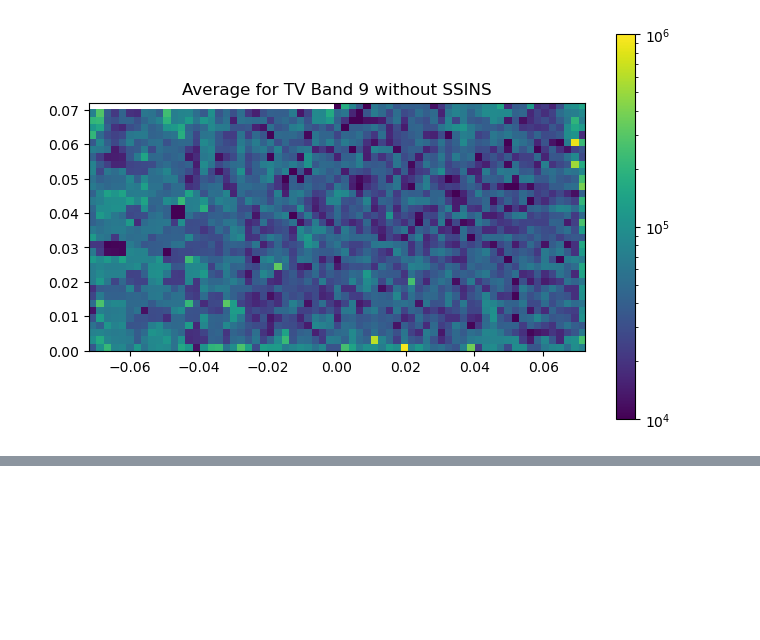
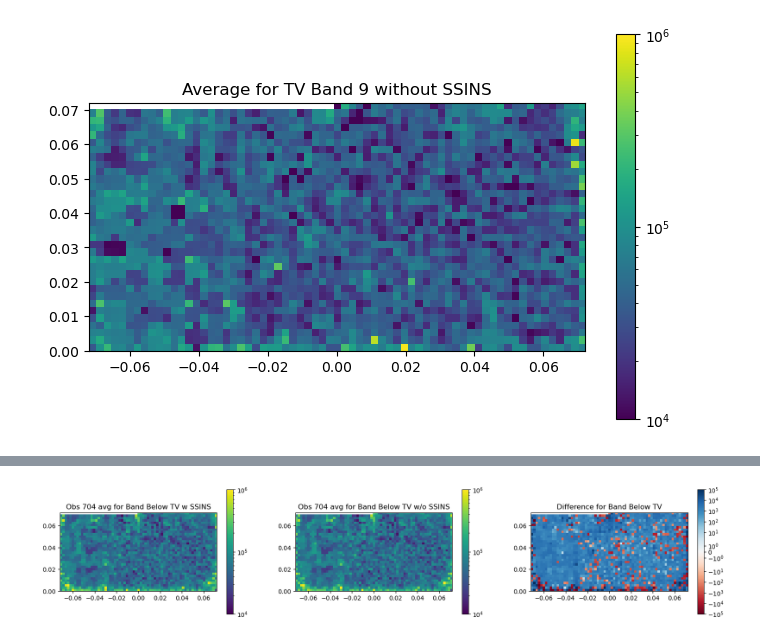
Before and after one commit to cvzamora/mwa_decontamination, a Jupyter notebook: MWA_Decontamination.ipynb, the cells around one changed output, grey strips where cells are left out. Drawn from its saved outputs; the diff is of its cells as text; code cells hidden in the pictures; blank space fills up the shorter version.

```diff
--- a/MWA_Decontamination.ipynb
+++ b/MWA_Decontamination.ipynb
@@ -261,3 +272,8 @@ def plot_both_704TV(s, x, y):
+# %%
+#YY
+plot_both_704TV(1, 0, 150)
+# %% [output]
+[figure, added]
 # %%
 #XX
 plot_both_704TV(0, 174, 350)
```
Also changed, not shown: parts of 52 cells of this notebook.
